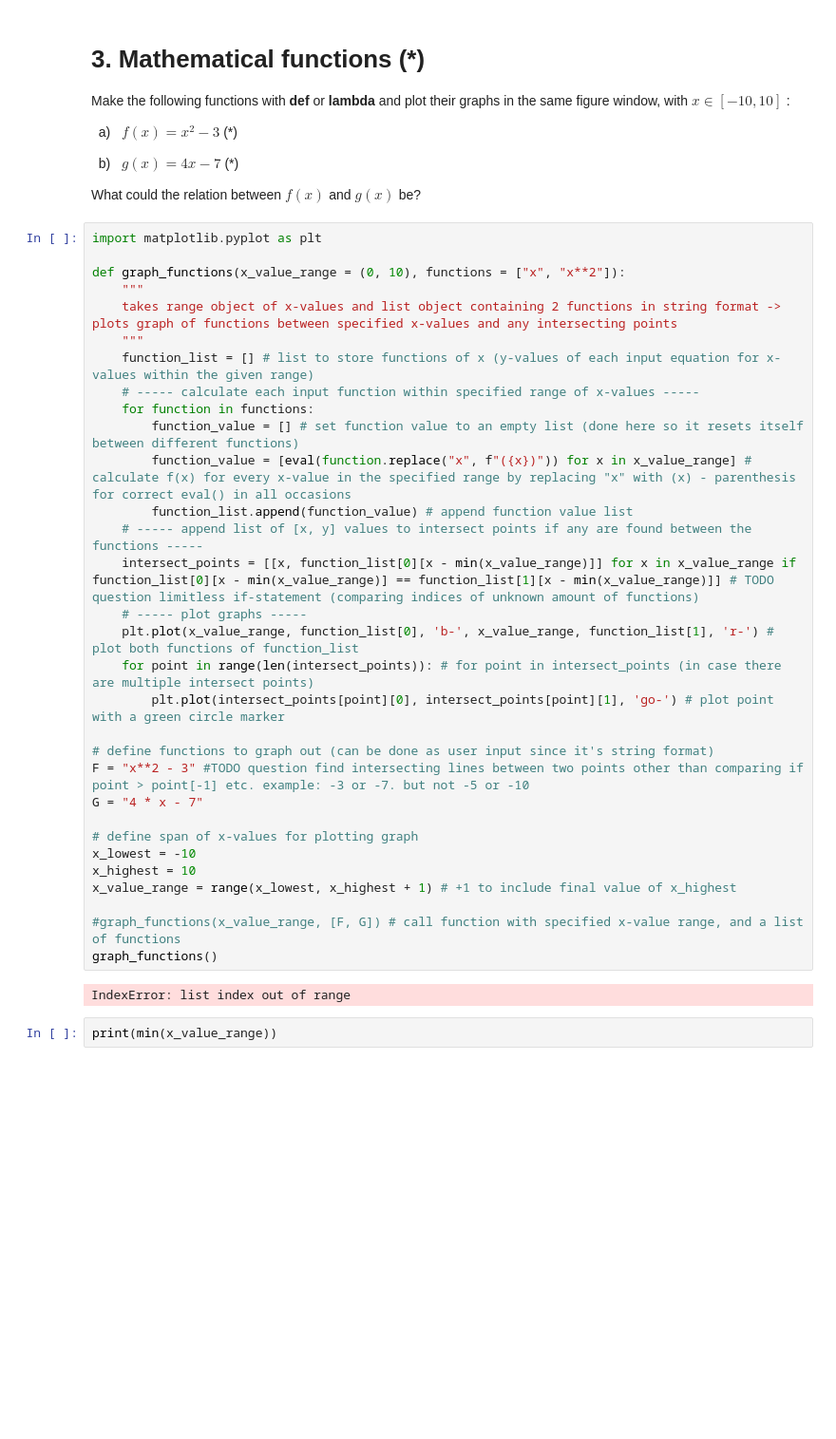
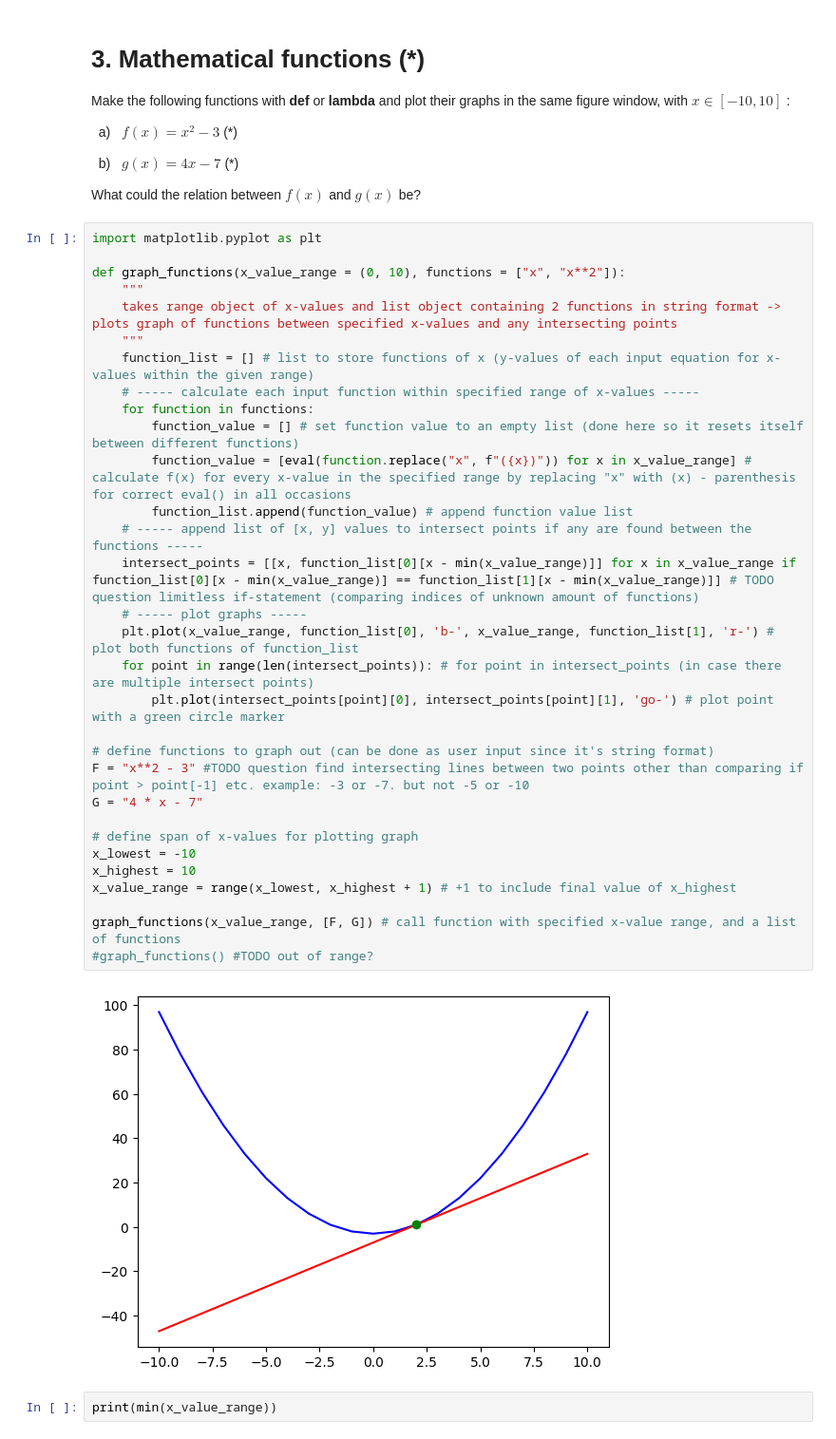
Before and after one commit to Andreas-Svensson/python, a Jupyter notebook: Exercises/E06-functions.ipynb, the cells around one changed output. Shown: that part at 95% size. Saved outputs shown, nothing was run; the diff lists cells and outputs as text; blank space fills up the shorter version.

```diff
--- a/Exercises/E06-functions.ipynb
+++ b/Exercises/E06-functions.ipynb
@@ -138,36 +138,36 @@ What could the relation between $f(x)$ and $g(x)$ be?
 # %%
 import matplotlib.pyplot as plt
 
 def graph_functions(x_value_range = (0, 10), functions = ["x", "x**2"]):
     """
     takes range object of x-values and list object containing 2 functions in string format -> plots graph of functions between specified x-values and any intersecting points
     """
     function_list = [] # list to store functions of x (y-values of each input equation for x-values within the given range)
     # ----- calculate each input function within specified range of x-values -----
     for function in functions:
         function_value = [] # set function value to an empty list (done here so it resets itself between different functions)
         function_value = [eval(function.replace("x", f"({x})")) for x in x_value_range] # calculate f(x) for every x-value in the specified range by replacing "x" with (x) - parenthesis for correct eval() in all occasions
         function_list.append(function_value) # append function value list
     # ----- append list of [x, y] values to intersect points if any are found between the functions -----
     intersect_points = [[x, function_list[0][x - min(x_value_range)]] for x in x_value_range if function_list[0][x - min(x_value_range)] == function_list[1][x - min(x_value_range)]] # TODO question limitless if-statement (comparing indices of unknown amount of functions)
     # ----- plot graphs -----
     plt.plot(x_value_range, function_list[0], 'b-', x_value_range, function_list[1], 'r-') # plot both functions of function_list
     for point in range(len(intersect_points)): # for point in intersect_points (in case there are multiple intersect points)
         plt.plot(intersect_points[point][0], intersect_points[point][1], 'go-') # plot point with a green circle marker
 
 # define functions to graph out (can be done as user input since it's string format)
 F = "x**2 - 3" #TODO question find intersecting lines between two points other than comparing if point > point[-1] etc. example: -3 or -7. but not -5 or -10
 G = "4 * x - 7"
 
 # define span of x-values for plotting graph
 x_lowest = -10
 x_highest = 10
 x_value_range = range(x_lowest, x_highest + 1) # +1 to include final value of x_highest
 
-#graph_functions(x_value_range, [F, G]) # call function with specified x-value range, and a list of functions
-graph_functions()
+graph_functions(x_value_range, [F, G]) # call function with specified x-value range, and a list of functions
+#graph_functions() #TODO out of range?
 # %% [output]
-IndexError: list index out of range
+[figure, added]
 # %%
 print(min(x_value_range))
 # %% [output]
```
